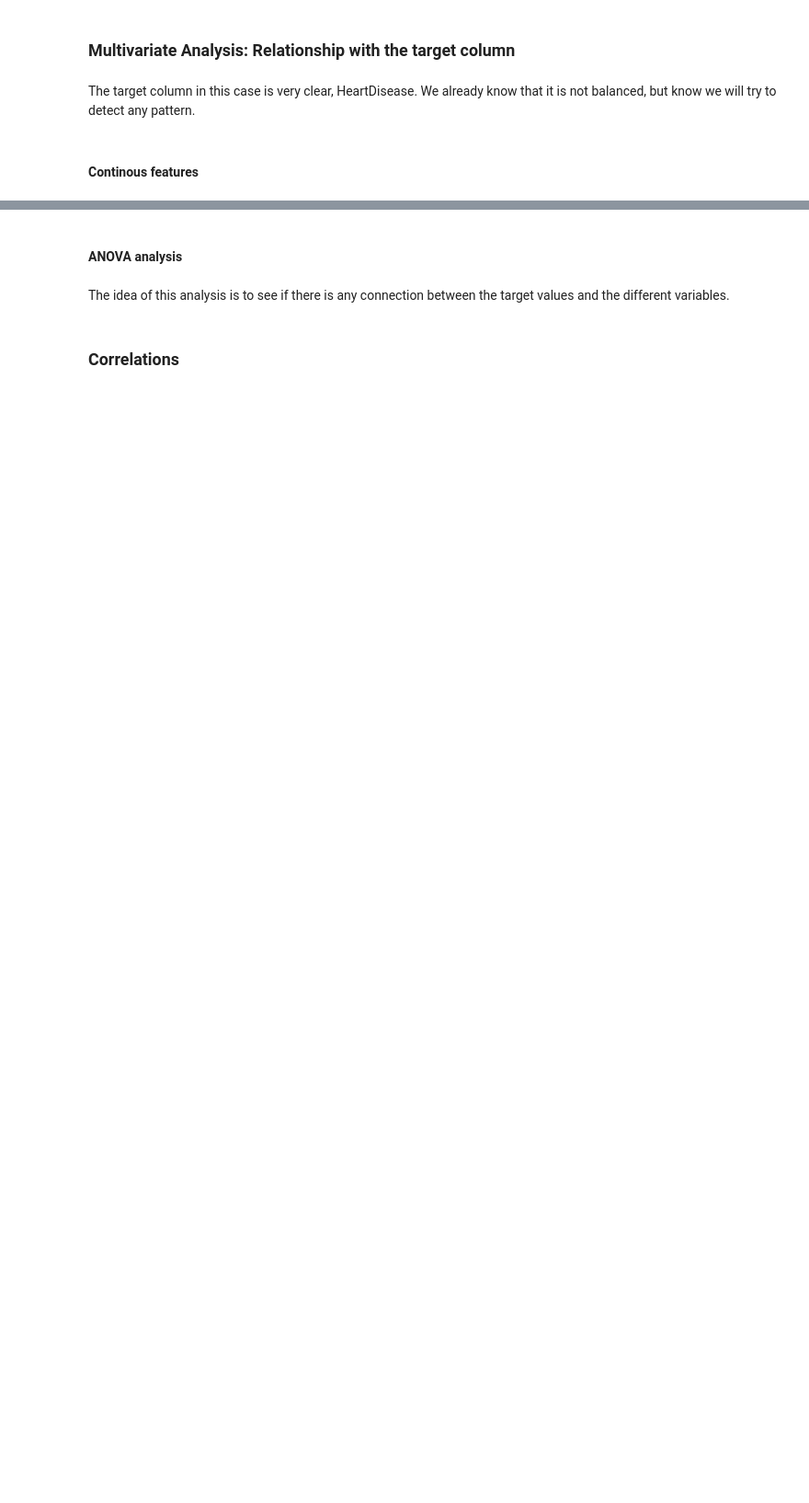
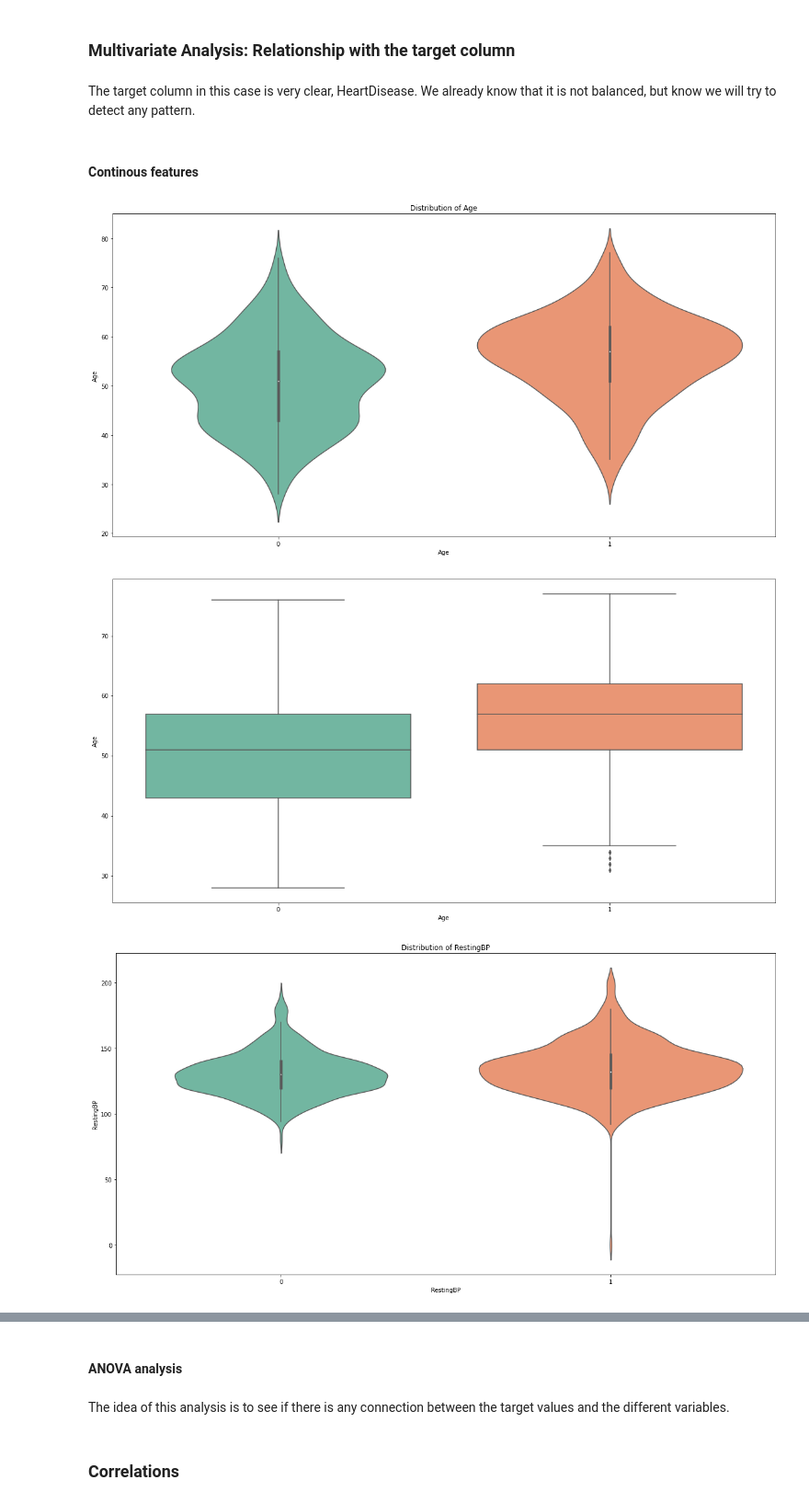
Before and after one commit to 13Mai13/heart-failure, a Jupyter notebook: notebooks/heart-failure.ipynb, the cells around one changed output, grey strips where cells are left out. Shown at 92% size. Cells and saved outputs as stored; diff of their text form; code cells hidden in the pictures; blank space fills up the shorter version.

```diff
--- a/notebooks/heart-failure.ipynb
+++ b/notebooks/heart-failure.ipynb
@@ -67,20 +117,24 @@ The target column in this case is very clear, HeartDisease. We already know that
 # %% [markdown]
 #### Continous features
 # %%
-for column in continous_features:
+for column in numerical_features:
     plt.figure(figsize=(20, 10))
     plt.title(f"Distribution of {column}")
     ax = sns.violinplot(x="HeartDisease", y=f"{column}",
                     data=data, palette="Set2", split=True,
                     scale="count")
     plt.xlabel(f"{column}")
     plt.savefig(f"../results/EDA/violin_{column}.png")
     plt.show()
     plt.close()
 
     plt.figure(figsize=(20, 10))
     ax = sns.boxplot(x="HeartDisease", y=f"{column}", data=data, palette="Set2")
     plt.xlabel(f"{column}")
     plt.savefig(f"../results/EDA/violin_{column}.png")
     plt.show()
     plt.close()
+# %% [output]
+[figure, added]
+[figure, added]
+[figure, added]
```
Also changed, not shown: parts of 13 cells of this notebook, 6 other files.
